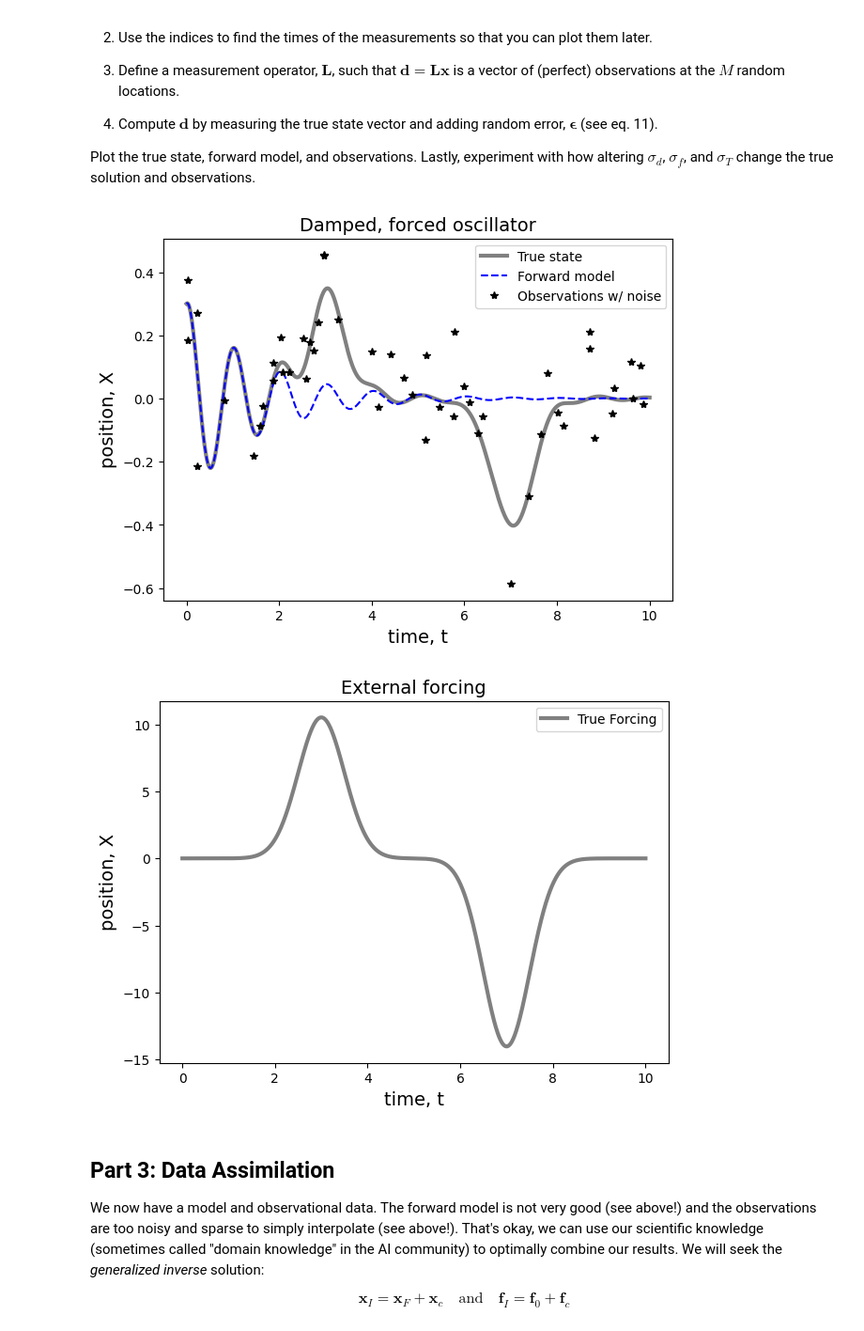
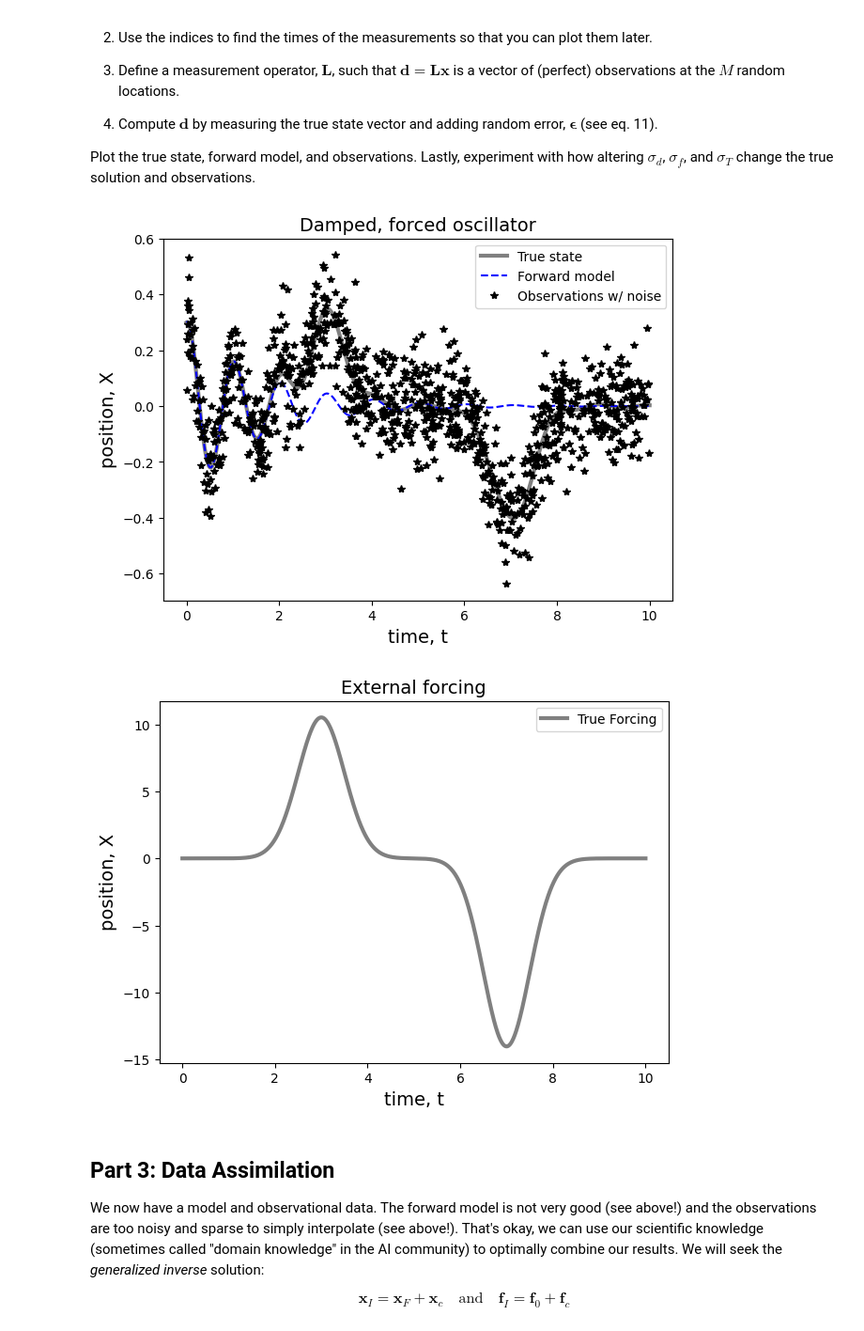
Before and after one commit to smkellyUMN/data-assimilation-lab-nelse178-rgb, a Jupyter notebook: data_assimilation.ipynb, the cells around one changed output. Shown: that part at 94% size. Saved outputs shown, nothing was run; the diff lists cells and outputs as text; code cells hidden in the pictures.

```diff
--- a/data_assimilation.ipynb
+++ b/data_assimilation.ipynb
@@ -237,7 +237,7 @@ xT = np.linalg.solve(calc_A(t,omega0,gamma),f+fT)
 # Create a synthetic dataset from the true state
 
 # Number of observations
-M=50
+M=1000 # 1000 might be excessive
 
 # Standard deviation of observation noise
 sigmaD=.1
@@ -258,34 +258,34 @@ for i in range(M):
 #sigmaD = 0
 d = L@xT + np.random.normal(0,sigmaD,M)
 
 # Plot
 fig = plt.figure(1,figsize=(7, 5), dpi=100)
 plt.clf()
 ax = fig.gca()
 plt.plot(t,xT,'-',color='gray',label='True state',linewidth=3)
 plt.plot(t,xF,'b--',label='Forward model')
 plt.plot(to,d,'k*',label='Observations w/ noise',ms=6)
 plt.title(r'Damped, forced oscillator', fontsize=14)
 plt.xlabel('time, t', fontsize=14)
 plt.ylabel('position, X', fontsize=14)
 
 plt.legend(loc='upper right')
 
 plt.show()
 
 fig = plt.figure(2,figsize=(7, 5), dpi=100)
 plt.clf()
 ax = fig.gca()
 plt.plot(t,fT,'-',color='gray',label='True Forcing',linewidth=3)
 plt.title(r'External forcing', fontsize=14)
 plt.xlabel('time, t', fontsize=14)
 plt.ylabel('position, X', fontsize=14)
 
 plt.legend(loc='upper right')
 
 plt.show()
 # %% [output]
-[figure, old version]
+[figure, new version]
 [figure]
 # %% [markdown]
 ## Part 3: Data Assimilation
```
Also changed, not shown: parts of 2 cells of this notebook.
